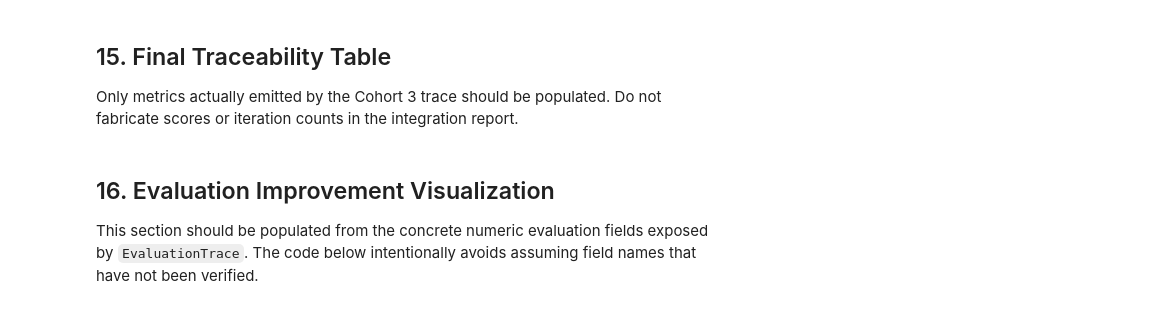
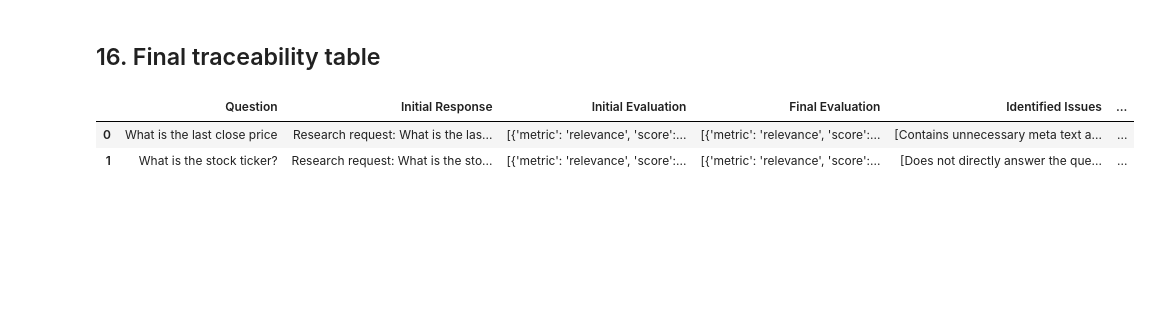
Before and after one commit to saravana-selvaraj-tech/AAI-520-Project, a Jupyter notebook: notebooks/AAI520_Investment_Research_Agent.ipynb, the cells around one changed output. Cells and saved outputs as stored; diff of their text form; code cells hidden in the pictures; blank space fills up the shorter version.

Commit message:
The first draft of end to end integration

```diff
--- a/notebooks/AAI520_Investment_Research_Agent.ipynb
+++ b/notebooks/AAI520_Investment_Research_Agent.ipynb
@@ -267,0 +395,11 @@ Cohort 3 persists the accepted response as memory. Subsequent similar questions
+# %%
+questions = []
+for index in range(5):
+    question = input(
+        f"Follow-up question {index + 1} (press Enter to stop): "
+    ).strip()
+    if not question:
+        break
+    questions.append(question)
+
+print(f"Questions captured: {len(questions)}")
@@ -267,0 +412,27 @@ Cohort 3 persists the accepted response as memory. Subsequent similar questions
+# %%
+question_results = [
+    {
+        "question_number": 0,
+        "question": evaluation_query,
+        "trace": initial_result,
+        "memory_context": initial_memory_context,
+    }
+]
+
+for question_number, question in enumerate(questions, start=1):
+    trace, memory_context = research_service.run(
+        exchange_symbol=stock_symbol,
+        query=question,
+        context=evaluation_context,
+        topics=["financial-performance", "market", "news", "risk"],
+    )
+    question_results.append(
+        {
+            "question_number": question_number,
+            "question": question,
+            "trace": trace,
+            "memory_context": memory_context,
+        }
+    )
+
+print(f"Completed research runs: {len(question_results)}")
@@ -285,27 +581,26 @@ for row in trace_rows:
-# %% [markdown]
-## 15. Final Traceability Table
-
-Only metrics actually emitted by the Cohort 3 trace should be populated. Do not fabricate scores or iteration counts in the integration report.
+# %% [markdown]
+## 16. Final traceability table
 # %%
-import pandas as pd
-
 traceability_df = pd.DataFrame(
     [
         {
             "Question": row["question"],
             "Initial Response": row["initial_response"],
             "Initial Evaluation": row["initial_evaluation"],
             "Final Evaluation": row["final_evaluation"],
+            "Identified Issues": row["identified_issues"],
+            "Optimization Actions": row["optimization_actions"],
+            "Iterations": row["iteration_count"],
             "Memory Retrieved": row["memory_retrieved"],
             "Memory Applied": row["memory_applied"],
             "Final Response": row["final_response"],
         }
         for row in trace_rows
     ]
 )
 
 display(traceability_df)
+# %% [output]
+|  | Question | Initial Response | Initial Evaluation | Final Evaluation | Identified Issues | ... |
+| 0 | What is the last close price | Research request: What is the las... | [{'metric': 'relevance', 'score':... | [{'metric': 'relevance', 'score':... | [Contains unnecessary meta text a... | ... |
+| 1 | What is the stock ticker? | Research request: What is the sto... | [{'metric': 'relevance', 'score':... | [{'metric': 'relevance', 'score':... | [Does not directly answer the que... | ... |
-# %% [markdown]
-## 16. Evaluation Improvement Visualization
-
-This section should be populated from the concrete numeric evaluation fields exposed by `EvaluationTrace`. The code below intentionally avoids assuming field names that have not been verified.
```
Also changed, not shown: parts of 64 cells of this notebook, 10 other files.
